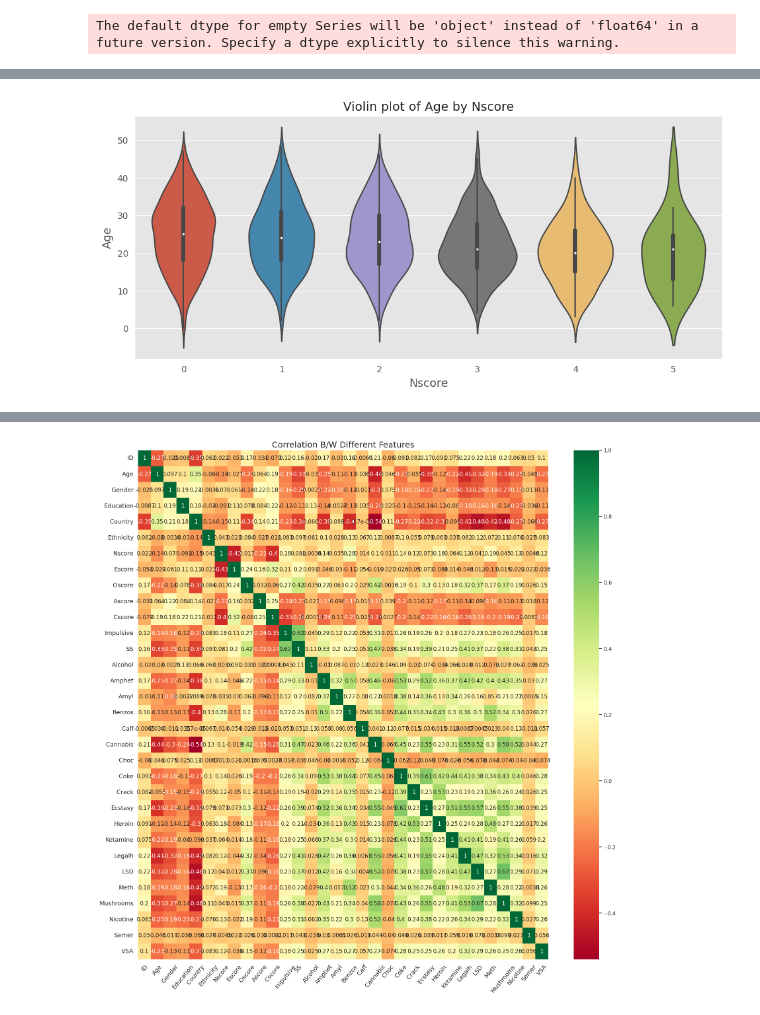
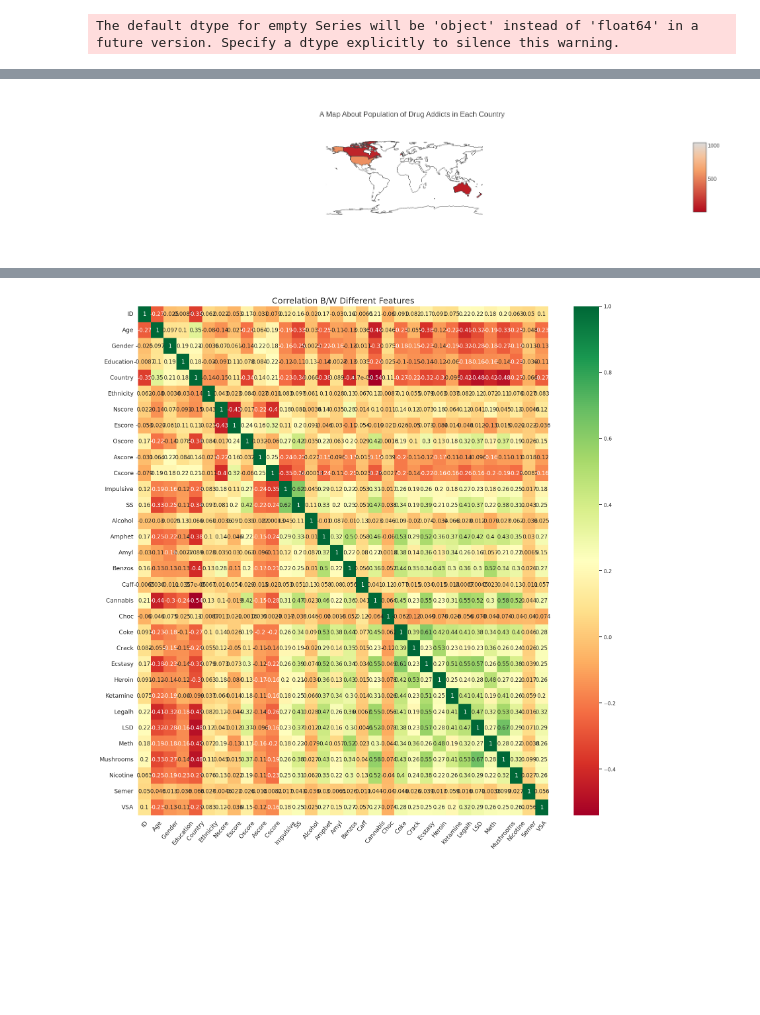
Before and after one commit to harini-spec/overdose-prediction, a Jupyter notebook: drug-prediction.ipynb, the cells around one changed output, grey strips where cells are left out. Saved outputs shown, nothing was run; the diff lists cells and outputs as text; code cells hidden in the pictures; blank space fills up the shorter version.

```diff
--- a/drug-prediction.ipynb
+++ b/drug-prediction.ipynb
@@ -227,7 +167,7 @@ data = [dict(
         reversescale=True,
 )]
 layout = dict(
-    title = 'A Map About Population of Drug Addicted in Each Country',
+    title = 'A Map About Population of Drug Addicts in Each Country',
     geo = dict(showframe=False, showcoastlines=True, projection=dict(type='Mercator'))
 )
 fig = dict(data=data, layout=layout)
@@ -237,9 +176 @@ py.iplot(fig, validate=False, filename='world-map')
+[figure, added]
-# %%
-plt.figure(figsize=(12,5))
-sns.violinplot(x='Age', y='Nscore', data=df)
-plt.title('Violin plot of Age by Nscore',fontsize=14)
-plt.xlabel('Nscore',fontsize=13)
-plt.ylabel('Age',fontsize=13)
-plt.show()
-# %% [output]
-[figure, removed]
```
Also changed, not shown: parts of 24 cells of this notebook.
